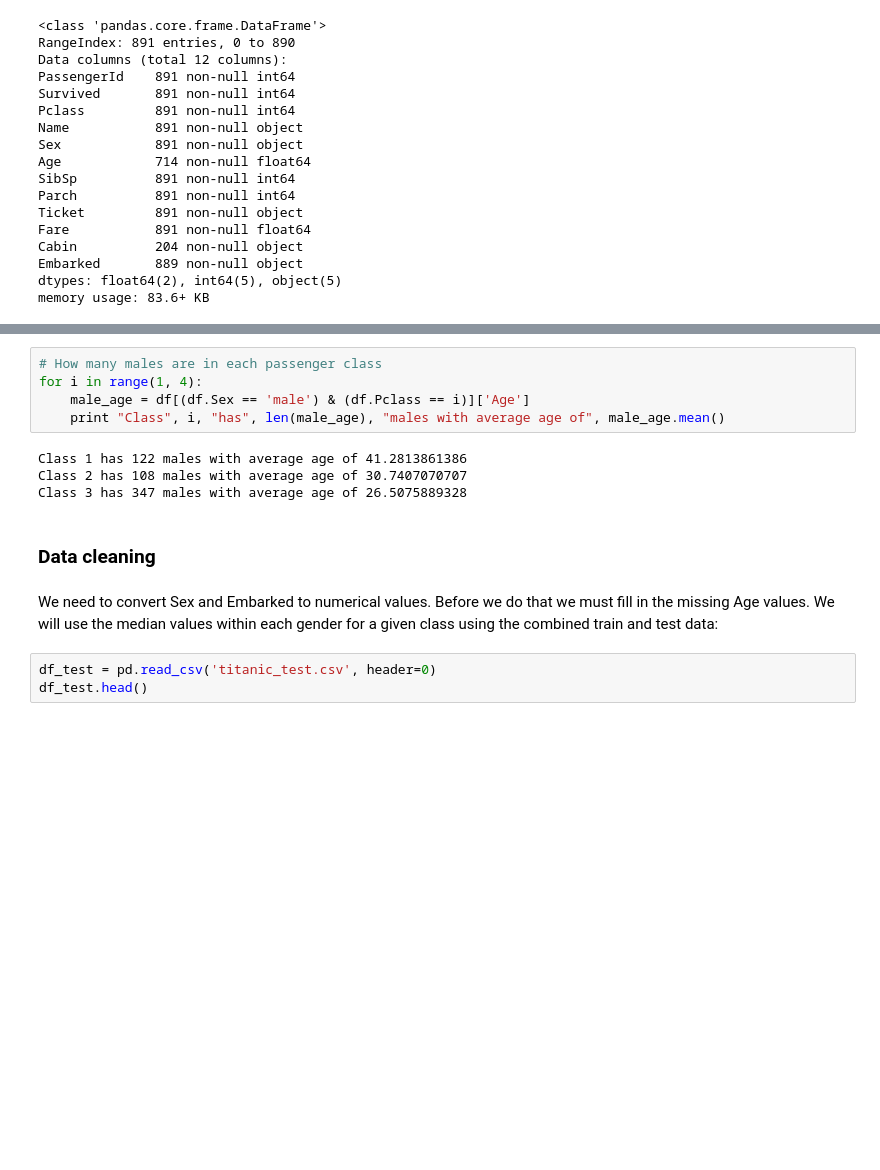
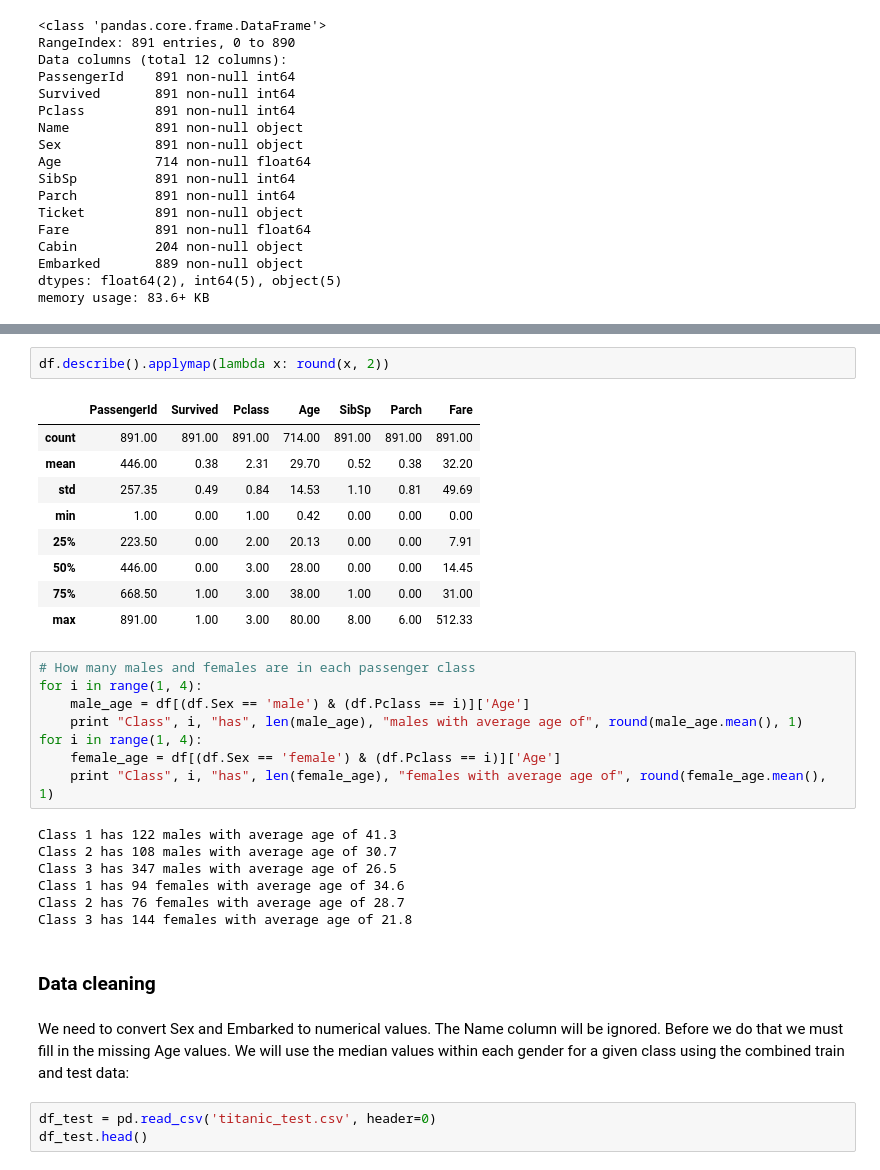
Before and after one commit to jhalverson/data_science, a Jupyter notebook: machine_learning/titanic.ipynb, the cells around one changed output, grey strips where cells are left out. Saved outputs shown, nothing was run; the diff lists cells and outputs as text; blank space fills up the shorter version.

```diff
--- a/machine_learning/titanic.ipynb
+++ b/machine_learning/titanic.ipynb
@@ -94,16 +98,34 @@ df.describe()
+# %%
+df.describe().applymap(lambda x: round(x, 2))
+# %% [output]
+|  | PassengerId | Survived | Pclass | Age | SibSp | Parch | Fare |
+| count | 891.00 | 891.00 | 891.00 | 714.00 | 891.00 | 891.00 | 891.00 |
+| mean | 446.00 | 0.38 | 2.31 | 29.70 | 0.52 | 0.38 | 32.20 |
+| std | 257.35 | 0.49 | 0.84 | 14.53 | 1.10 | 0.81 | 49.69 |
+| min | 1.00 | 0.00 | 1.00 | 0.42 | 0.00 | 0.00 | 0.00 |
+| 25% | 223.50 | 0.00 | 2.00 | 20.13 | 0.00 | 0.00 | 7.91 |
+| 50% | 446.00 | 0.00 | 3.00 | 28.00 | 0.00 | 0.00 | 14.45 |
+| 75% | 668.50 | 1.00 | 3.00 | 38.00 | 1.00 | 0.00 | 31.00 |
+| max | 891.00 | 1.00 | 3.00 | 80.00 | 8.00 | 6.00 | 512.33 |
 # %%
-# How many males are in each passenger class
+# How many males and females are in each passenger class
 for i in range(1, 4):
     male_age = df[(df.Sex == 'male') & (df.Pclass == i)]['Age']
-    print "Class", i, "has", len(male_age), "males with average age of", male_age.mean()
+    print "Class", i, "has", len(male_age), "males with average age of", round(male_age.mean(), 1)
+for i in range(1, 4):
+    female_age = df[(df.Sex == 'female') & (df.Pclass == i)]['Age']
+    print "Class", i, "has", len(female_age), "females with average age of", round(female_age.mean(), 1)
 # %% [output]
-Class 1 has 122 males with average age of 41.2813861386
-Class 2 has 108 males with average age of 30.7407070707
-Class 3 has 347 males with average age of 26.5075889328
+Class 1 has 122 males with average age of 41.3
+Class 2 has 108 males with average age of 30.7
+Class 3 has 347 males with average age of 26.5
+Class 1 has 94 females with average age of 34.6
+Class 2 has 76 females with average age of 28.7
+Class 3 has 144 females with average age of 21.8
 # %% [markdown]
 ### Data cleaning
 # %% [markdown]
-We need to convert Sex and Embarked to numerical values. Before we do that we must fill in the missing Age values. We will use the median values within each gender for a given class using the combined train and test data:
+We need to convert Sex and Embarked to numerical values. The Name column will be ignored. Before we do that we must fill in the missing Age values. We will use the median values within each gender for a given class using the combined train and test data:
 # %%
 df_test = pd.read_csv('titanic_test.csv', header=0)
 df_test.head()
```
Also changed, not shown: parts of 41 cells of this notebook, 2 other files.
